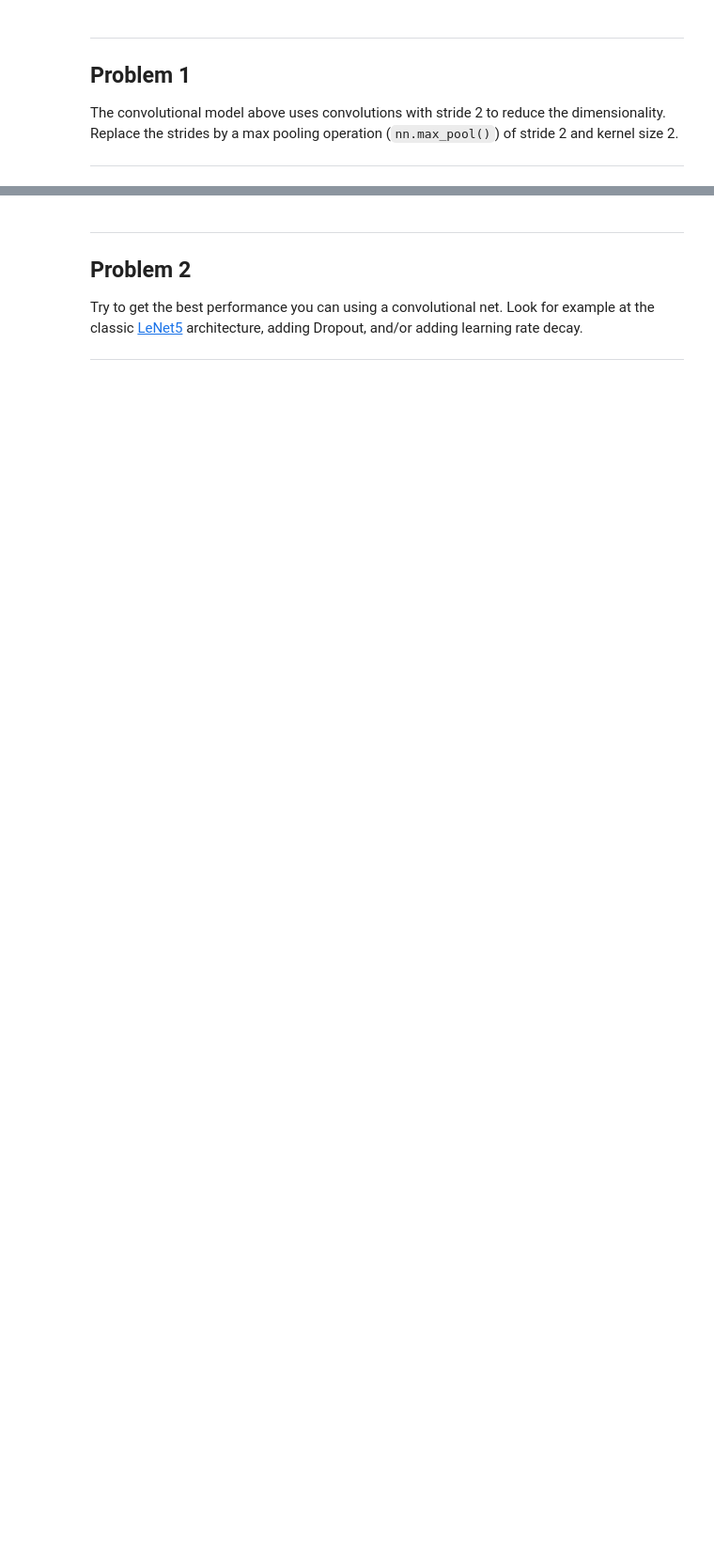
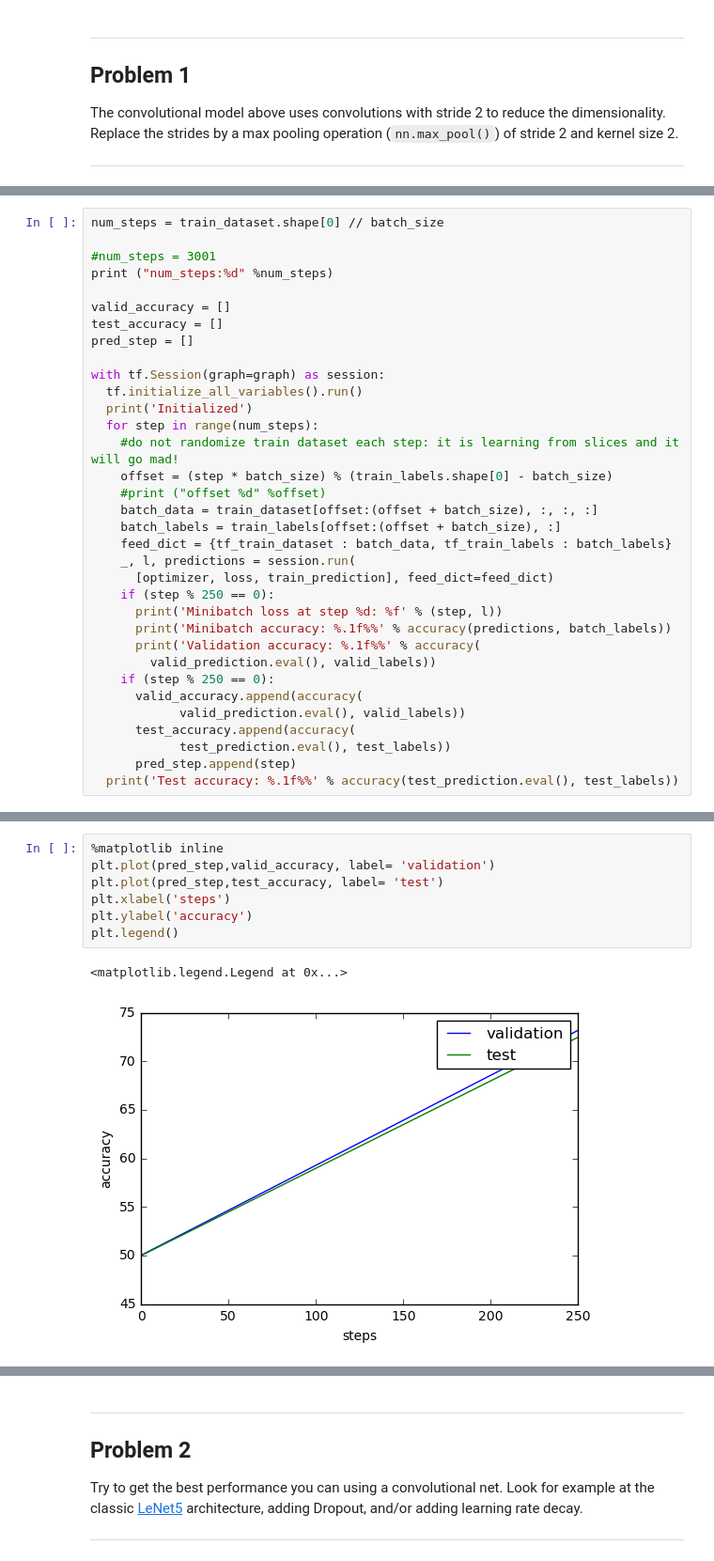
Before and after one commit to mabelvj/the-marinexplore-and-cornell-university-whale-detection-challenge, a Jupyter notebook: main_conv_step3.ipynb, the cells around one changed output, grey strips where cells are left out. Shown at 94% size. Saved outputs shown, nothing was run; the diff lists cells and outputs as text; blank space fills up the shorter version.

```diff
--- a/main_conv_step3.ipynb
+++ b/main_conv_step3.ipynb
@@ -166,0 +299,34 @@ The convolutional model above uses convolutions with stride 2 to reduce the dime
+# %%
+num_steps = train_dataset.shape[0] // batch_size
+
+#num_steps = 3001
+print ("num_steps:%d" %num_steps)
+
+valid_accuracy = []
+test_accuracy = []
+pred_step = []
+
+with tf.Session(graph=graph) as session:
+  tf.initialize_all_variables().run()
+  print('Initialized')
+  for step in range(num_steps):
+    #do not randomize train dataset each step: it is learning from slices and it will go mad!
+    offset = (step * batch_size) % (train_labels.shape[0] - batch_size)
+    #print ("offset %d" %offset)
+    batch_data = train_dataset[offset:(offset + batch_size), :, :, :]
+    batch_labels = train_labels[offset:(offset + batch_size), :]
+    feed_dict = {tf_train_dataset : batch_data, tf_train_labels : batch_labels}
+    _, l, predictions = session.run(
+      [optimizer, loss, train_prediction], feed_dict=feed_dict)
+    if (step % 250 == 0):
+      print('Minibatch loss at step %d: %f' % (step, l))
+      print('Minibatch accuracy: %.1f%%' % accuracy(predictions, batch_labels))
+      print('Validation accuracy: %.1f%%' % accuracy(
+        valid_prediction.eval(), valid_labels))
+    if (step % 250 == 0):
+      valid_accuracy.append(accuracy(
+            valid_prediction.eval(), valid_labels))
+      test_accuracy.append(accuracy(
+            test_prediction.eval(), test_labels))
+      pred_step.append(step)
+  print('Test accuracy: %.1f%%' % accuracy(test_prediction.eval(), test_labels))
@@ -166,0 +343,10 @@ The convolutional model above uses convolutions with stride 2 to reduce the dime
+# %%
+%matplotlib inline
+plt.plot(pred_step,valid_accuracy, label= 'validation')
+plt.plot(pred_step,test_accuracy, label= 'test')
+plt.xlabel('steps')
+plt.ylabel('accuracy')
+plt.legend()
+# %% [output]
+<matplotlib.legend.Legend at 0x...>
+[figure, added]
```
Also changed, not shown: parts of 8 cells of this notebook, 4 other files.
